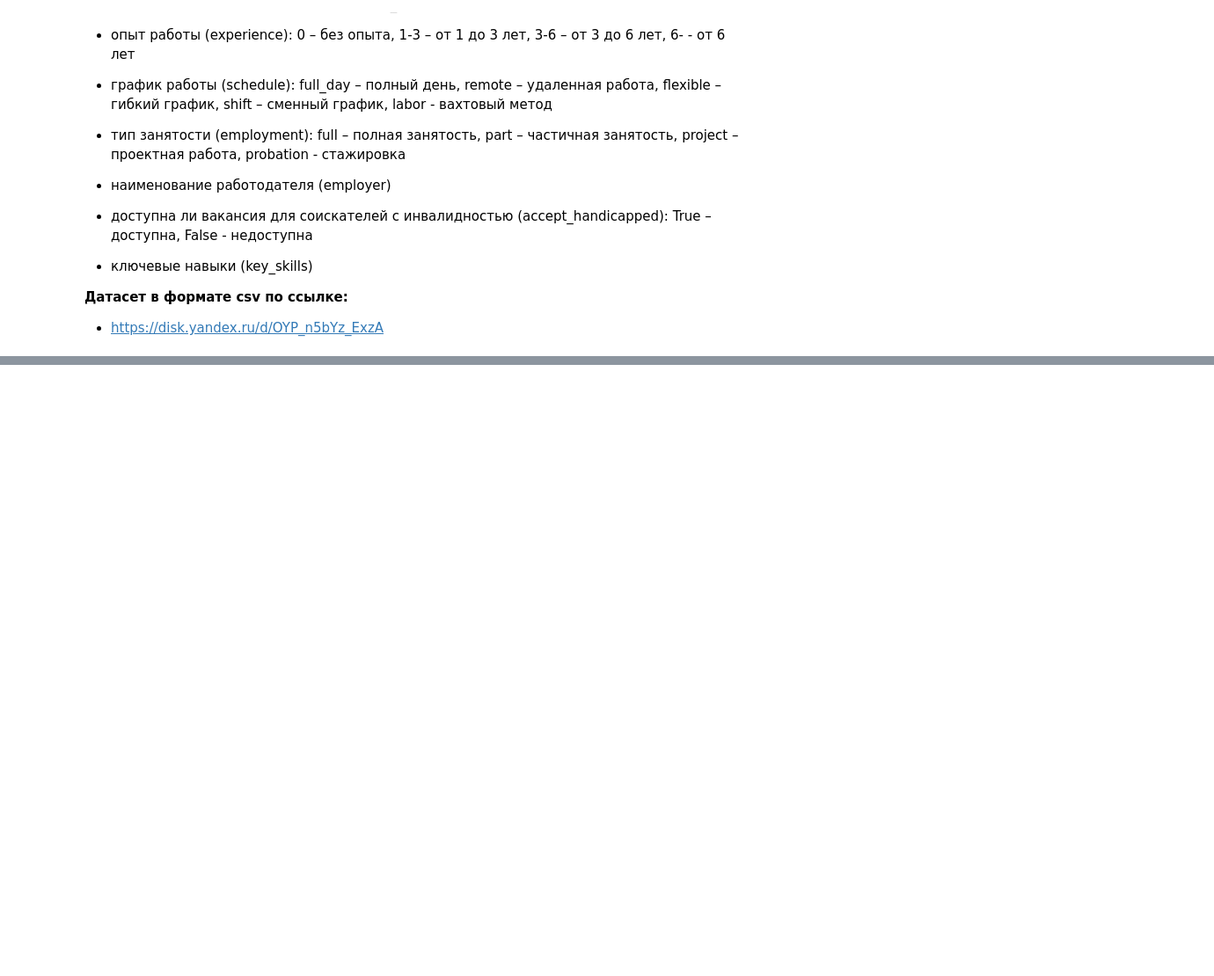
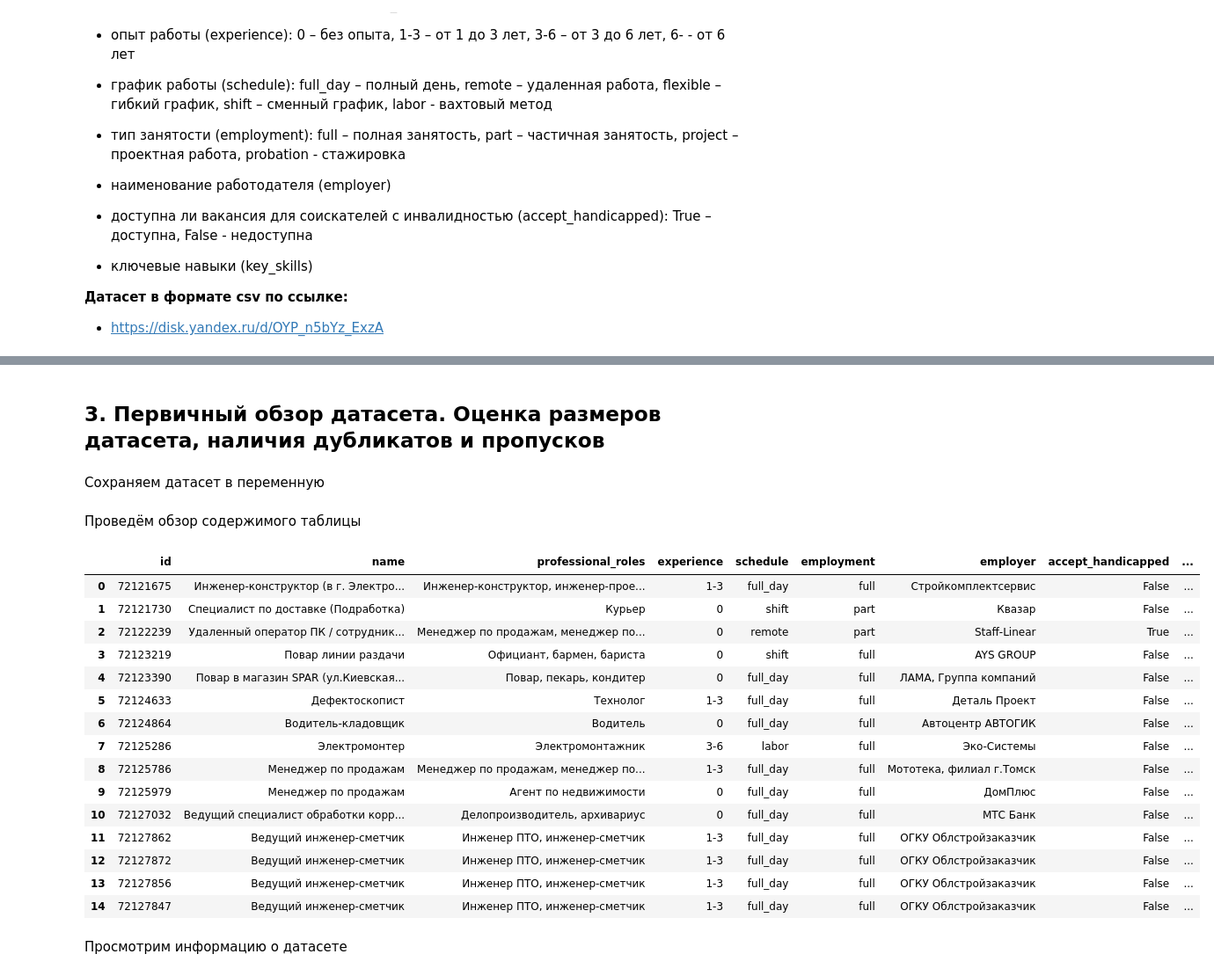
Before and after one commit to NikitaMarnykh/labor_market_analysis, a Jupyter notebook: Марных_Н_В_и_Оборотов_М_В_анализ_рынка_труда_advanced_plus.ipynb, the cells around one changed output, grey strips where cells are left out. Shown: that part at 88% size. Cells and saved outputs as stored; diff of their text form; code cells hidden in the pictures; blank space fills up the shorter version.

Commit message:
Добавлены два пункта:     - установка и подключение зависимостей     - первичный обзор датасета

```diff
--- a/Марных_Н_В_и_Оборотов_М_В_анализ_рынка_труда_advanced_plus.ipynb
+++ b/Марных_Н_В_и_Оборотов_М_В_анализ_рынка_труда_advanced_plus.ipynb
@@ -54,0 +111,32 @@
+# %% [markdown]
+## 3. Первичный обзор датасета. Оценка размеров датасета, наличия дубликатов и пропусков
+# %% [markdown]
+Сохраняем датасет в переменную
+# %%
+dataset = pd.read_csv('hh_hard.csv',
+                      na_values=['NA', 'N/A', 'null', 'missing', '-', '?', '...'],
+                      keep_default_na=True,
+                      na_filter=True)
+# %% [markdown]
+Проведём обзор содержимого таблицы
+# %%
+dataset.head(15)
+# %% [output]
+|  | id | name | professional_roles | experience | schedule | employment | employer | accept_handicapped | ... |
+| 0 | 72121675 | Инженер-конструктор (в г. Электро... | Инженер-конструктор, инженер-прое... | 1-3 | full_day | full | Стройкомплектсервис | False | ... |
+| 1 | 72121730 | Специалист по доставке (Подработка) | Курьер | 0 | shift | part | Квазар | False | ... |
+| 2 | 72122239 | Удаленный оператор ПК / сотрудник... | Менеджер по продажам, менеджер по... | 0 | remote | part | Staff-Linear | True | ... |
+| 3 | 72123219 | Повар линии раздачи | Официант, бармен, бариста | 0 | shift | full | AYS GROUP | False | ... |
+| 4 | 72123390 | Повар в магазин SPAR (ул.Киевская... | Повар, пекарь, кондитер | 0 | full_day | full | ЛАМА, Группа компаний | False | ... |
+| 5 | 72124633 | Дефектоскопист | Технолог | 1-3 | full_day | full | Деталь Проект | False | ... |
+| 6 | 72124864 | Водитель-кладовщик | Водитель | 0 | full_day | full | Автоцентр АВТОГИК | False | ... |
+| 7 | 72125286 | Электромонтер | Электромонтажник | 3-6 | labor | full | Эко-Системы | False | ... |
+| 8 | 72125786 | Менеджер по продажам | Менеджер по продажам, менеджер по... | 1-3 | full_day | full | Мототека, филиал г.Томск | False | ... |
+| 9 | 72125979 | Менеджер по продажам | Агент по недвижимости | 0 | full_day | full | ДомПлюс | False | ... |
+| 10 | 72127032 | Ведущий специалист обработки корр... | Делопроизводитель, архивариус | 0 | full_day | full | МТС Банк | False | ... |
+| 11 | 72127862 | Ведущий инженер-сметчик | Инженер ПТО, инженер-сметчик | 1-3 | full_day | full | ОГКУ Облстройзаказчик | False | ... |
+| 12 | 72127872 | Ведущий инженер-сметчик | Инженер ПТО, инженер-сметчик | 1-3 | full_day | full | ОГКУ Облстройзаказчик | False | ... |
+| 13 | 72127856 | Ведущий инженер-сметчик | Инженер ПТО, инженер-сметчик | 1-3 | full_day | full | ОГКУ Облстройзаказчик | False | ... |
+| 14 | 72127847 | Ведущий инженер-сметчик | Инженер ПТО, инженер-сметчик | 1-3 | full_day | full | ОГКУ Облстройзаказчик | False | ... |
+# %% [markdown]
+Просмотрим информацию о датасете
```
Also changed, not shown: parts of 18 cells of this notebook.
